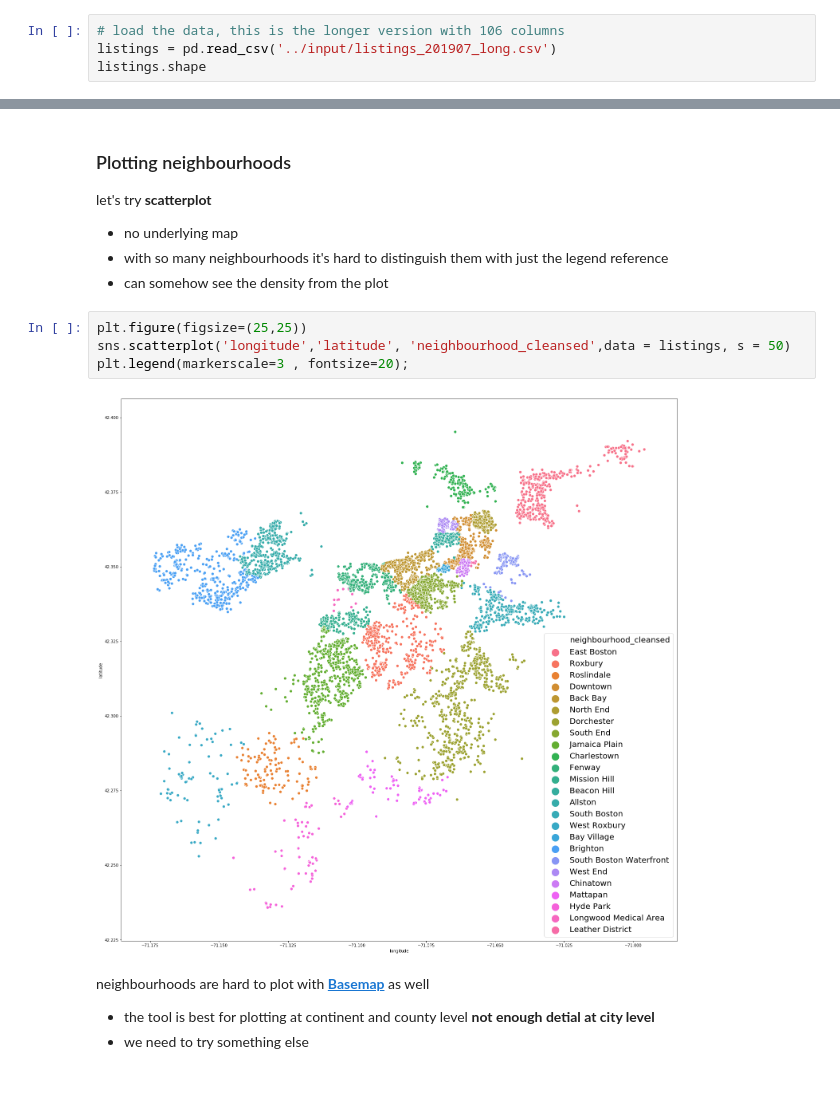
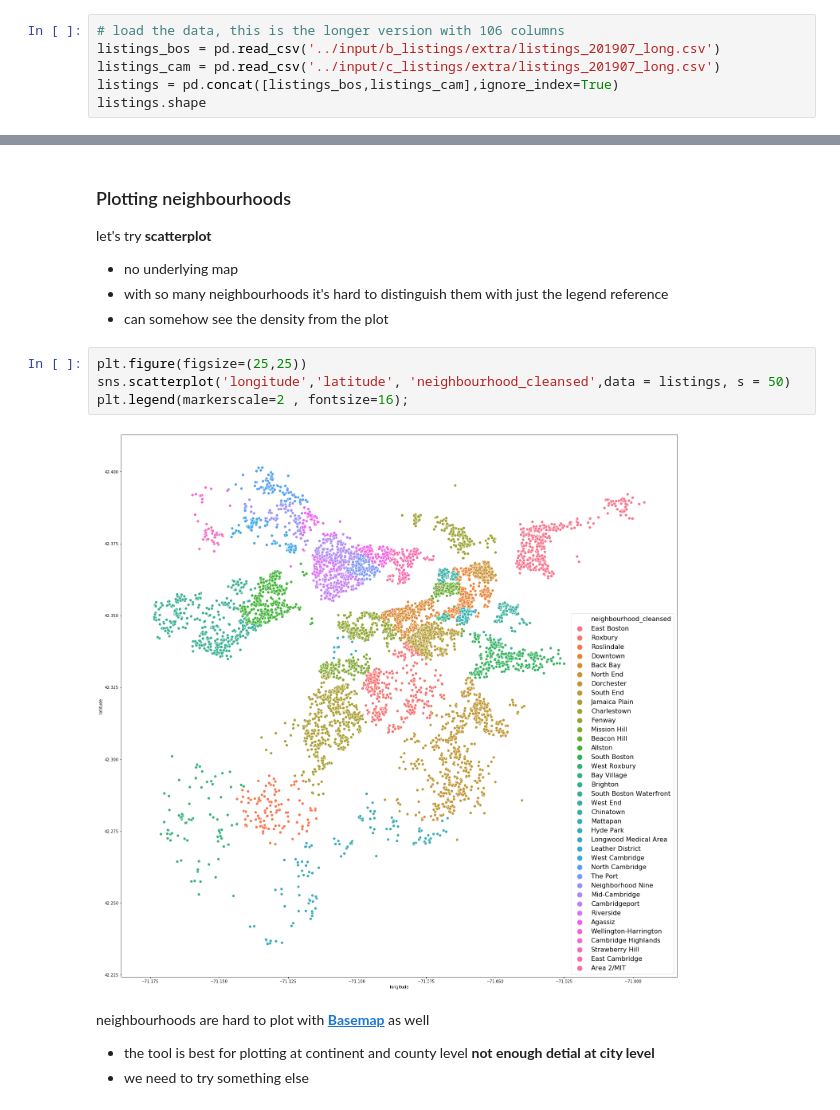
Before and after one commit to chengjiecui/Boston-Airbnb, a Jupyter notebook: notebook/Boston Airbnb.ipynb, the cells around one changed output, grey strips where cells are left out. Cells and saved outputs as stored; diff of their text form.

```diff
--- a/notebook/Boston Airbnb.ipynb
+++ b/notebook/Boston Airbnb.ipynb
@@ -26,6 +26,8 @@ pd.set_option("max_columns", None)
 ### About the Datafarame
 # %%
 # load the data, this is the longer version with 106 columns
-listings = pd.read_csv('../input/listings_201907_long.csv')
+listings_bos = pd.read_csv('../input/b_listings/extra/listings_201907_long.csv')
+listings_cam = pd.read_csv('../input/c_listings/extra/listings_201907_long.csv')
+listings = pd.concat([listings_bos,listings_cam],ignore_index=True)
 listings.shape
 # %% [output]
@@ -584,9 +610,9 @@ let's try **scatterplot**
 # %%
 plt.figure(figsize=(25,25))
 sns.scatterplot('longitude','latitude', 'neighbourhood_cleansed',data = listings, s = 50)
-plt.legend(markerscale=3 , fontsize=20);
+plt.legend(markerscale=2 , fontsize=16);
 # %% [output]
-[figure, old version]
+[figure, new version]
 # %% [markdown]
 neighbourhoods are hard to plot with [**Basemap**](https://matplotlib.org/basemap/index.html) as well
 - the tool is best for plotting at continent and county level **not enough detial at city level**
```
Also changed, not shown: parts of 25 cells of this notebook, 3 other files.
